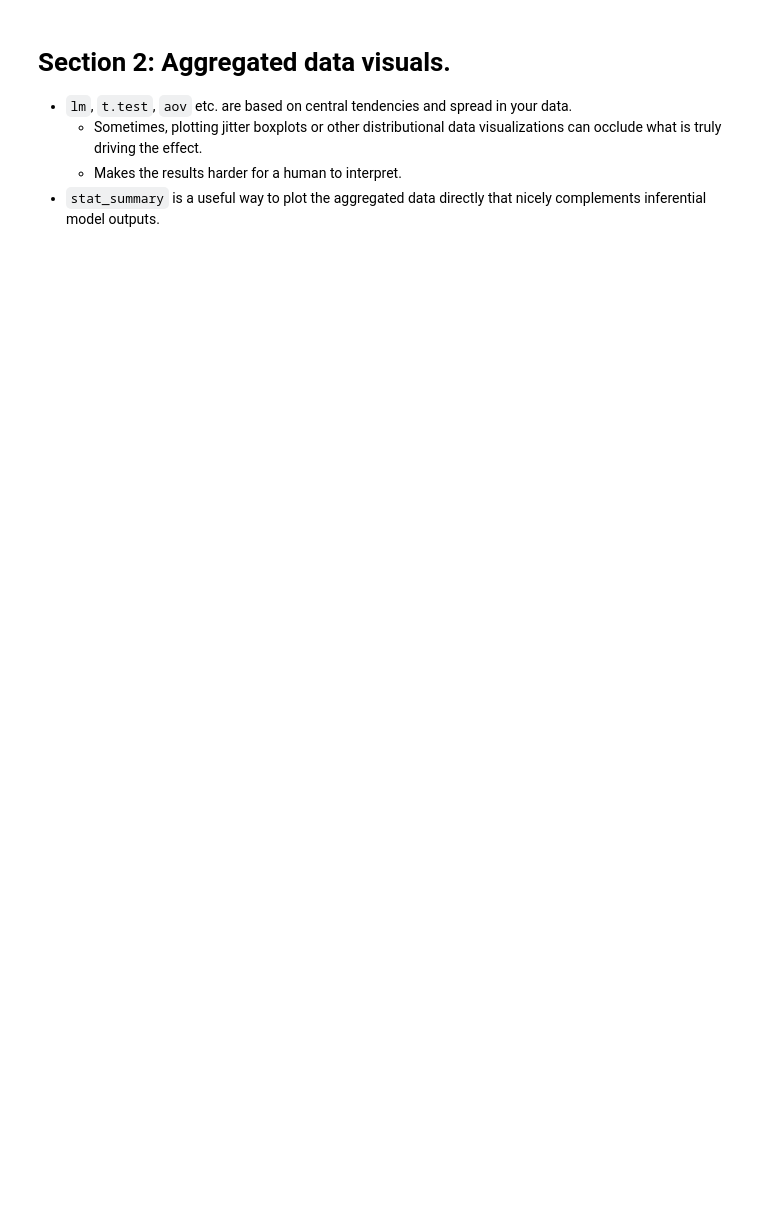
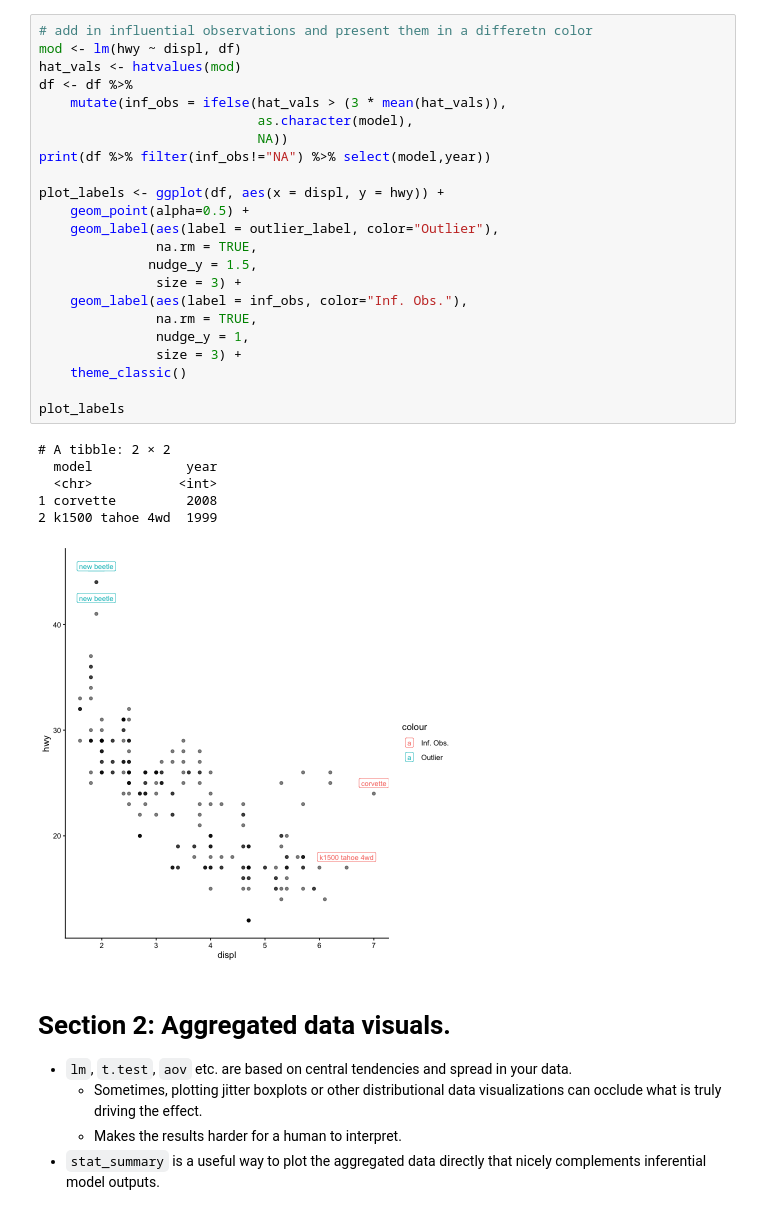
Before and after one commit to JeremyHogeveen/dspn_spring2026_github, a Jupyter notebook: code/dspn_spring2026_week8_03122026.ipynb, the cells around one changed output. Cells and saved outputs as stored; diff of their text form; blank space fills up the shorter version.

```diff
--- a/code/dspn_spring2026_week8_03122026.ipynb
+++ b/code/dspn_spring2026_week8_03122026.ipynb
@@ -39,3 +67,33 @@
+# %%
+# add in influential observations and present them in a differetn color
+mod <- lm(hwy ~ displ, df)
+hat_vals <- hatvalues(mod)
+df <- df %>%
+    mutate(inf_obs = ifelse(hat_vals > (3 * mean(hat_vals)),
+                            as.character(model),
+                            NA))
+print(df %>% filter(inf_obs!="NA") %>% select(model,year))
+
+plot_labels <- ggplot(df, aes(x = displ, y = hwy)) +
+    geom_point(alpha=0.5) +
+    geom_label(aes(label = outlier_label, color="Outlier"),
+               na.rm = TRUE,
+              nudge_y = 1.5,
+               size = 3) +
+    geom_label(aes(label = inf_obs, color="Inf. Obs."),
+               na.rm = TRUE,
+               nudge_y = 1,
+               size = 3) +
+    theme_classic()
+
+plot_labels
+# %% [output]
+# A tibble: 2 × 2
+  model            year
+  <chr>           <int>
+1 corvette         2008
+2 k1500 tahoe 4wd  1999
+[figure, added]
 # %% [markdown]
 # Section 2: Aggregated data visuals.
 
```
Also changed, not shown: parts of 13 cells of this notebook, 1 other file.
